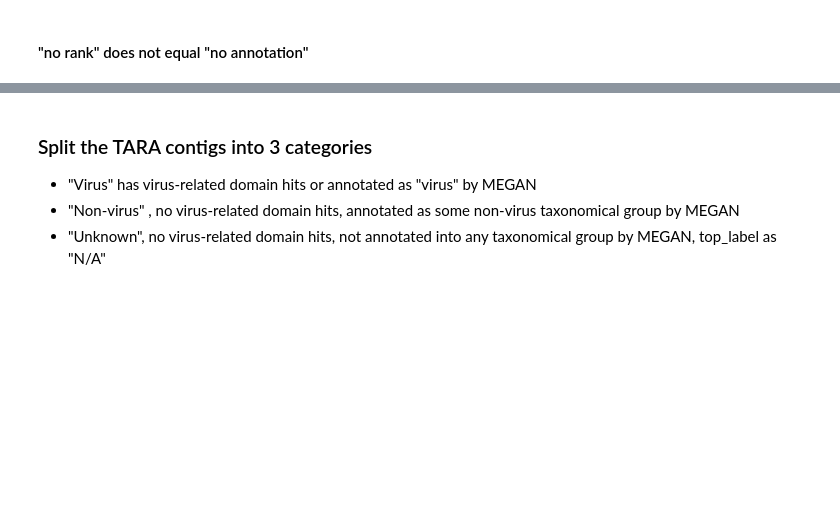
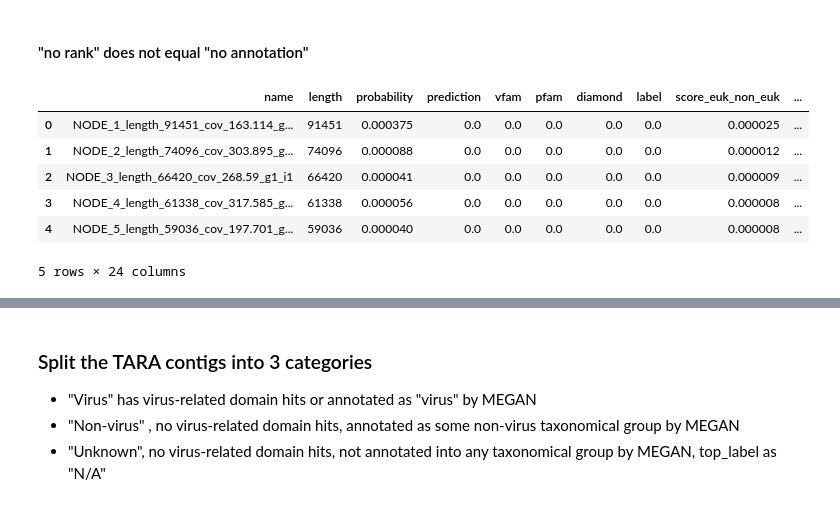
Before and after one commit to qingpeng/jgi-ViCA, a Jupyter notebook: extra/model_tuning/Updated_Model_100K_vs_1M_Oct.ipynb, the cells around one changed output, grey strips where cells are left out. Cells and saved outputs as stored; diff of their text form; code cells hidden in the pictures; blank space fills up the shorter version.

```diff
--- a/extra/model_tuning/Updated_Model_100K_vs_1M_Oct.ipynb
+++ b/extra/model_tuning/Updated_Model_100K_vs_1M_Oct.ipynb
@@ -114,3 +114,13 @@ def convert_top_label(top_label):
         return 'with annotation'
 # %%
 new_table_old_new_joined['annotation_label'] = new_table_old_new_joined['top_label'].map(convert_top_label)
+# %%
+new_table_old_new_joined.head()
+# %% [output]
+|  | name | length | probability | prediction | vfam | pfam | diamond | label | score_euk_non_euk | ... |
+| 0 | NODE_1_length_91451_cov_163.114_g... | 91451 | 0.000375 | 0.0 | 0.0 | 0.0 | 0.0 | 0.0 | 0.000025 | ... |
+| 1 | NODE_2_length_74096_cov_303.895_g... | 74096 | 0.000088 | 0.0 | 0.0 | 0.0 | 0.0 | 0.0 | 0.000012 | ... |
+| 2 | NODE_3_length_66420_cov_268.59_g1_i1 | 66420 | 0.000041 | 0.0 | 0.0 | 0.0 | 0.0 | 0.0 | 0.000009 | ... |
+| 3 | NODE_4_length_61338_cov_317.585_g... | 61338 | 0.000056 | 0.0 | 0.0 | 0.0 | 0.0 | 0.0 | 0.000008 | ... |
+| 4 | NODE_5_length_59036_cov_197.701_g... | 59036 | 0.000040 | 0.0 | 0.0 | 0.0 | 0.0 | 0.0 | 0.000008 | ... |
+5 rows × 24 columns
```
Also changed, not shown: parts of 3 cells of this notebook, 1 other file.
